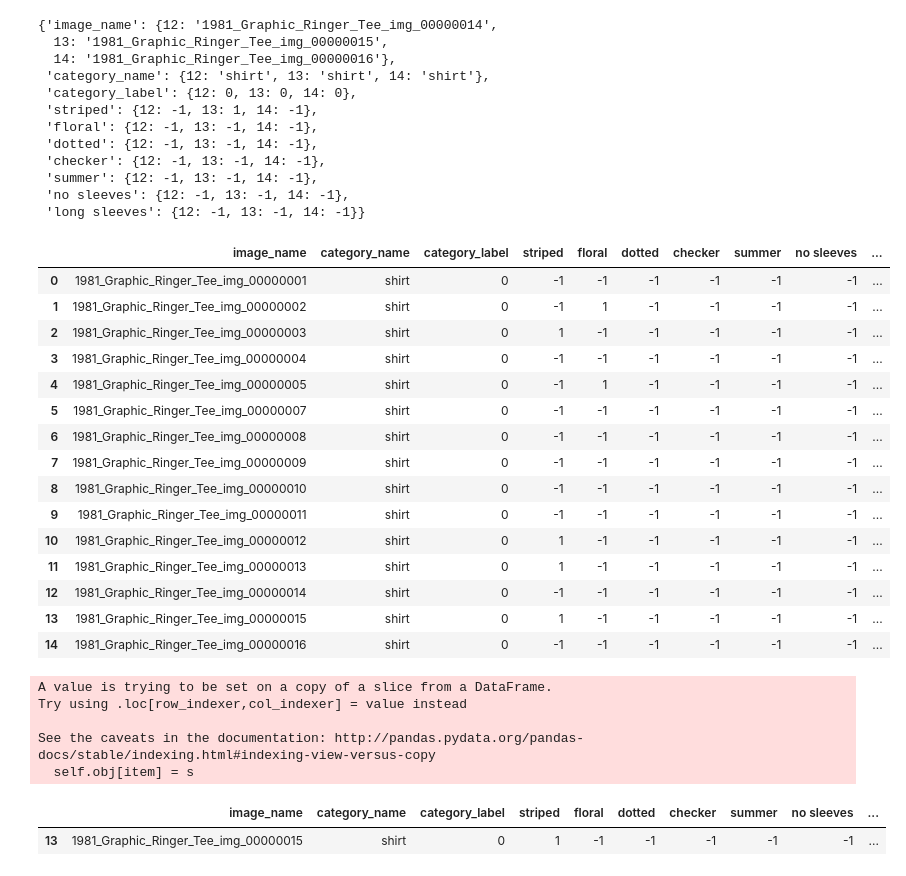
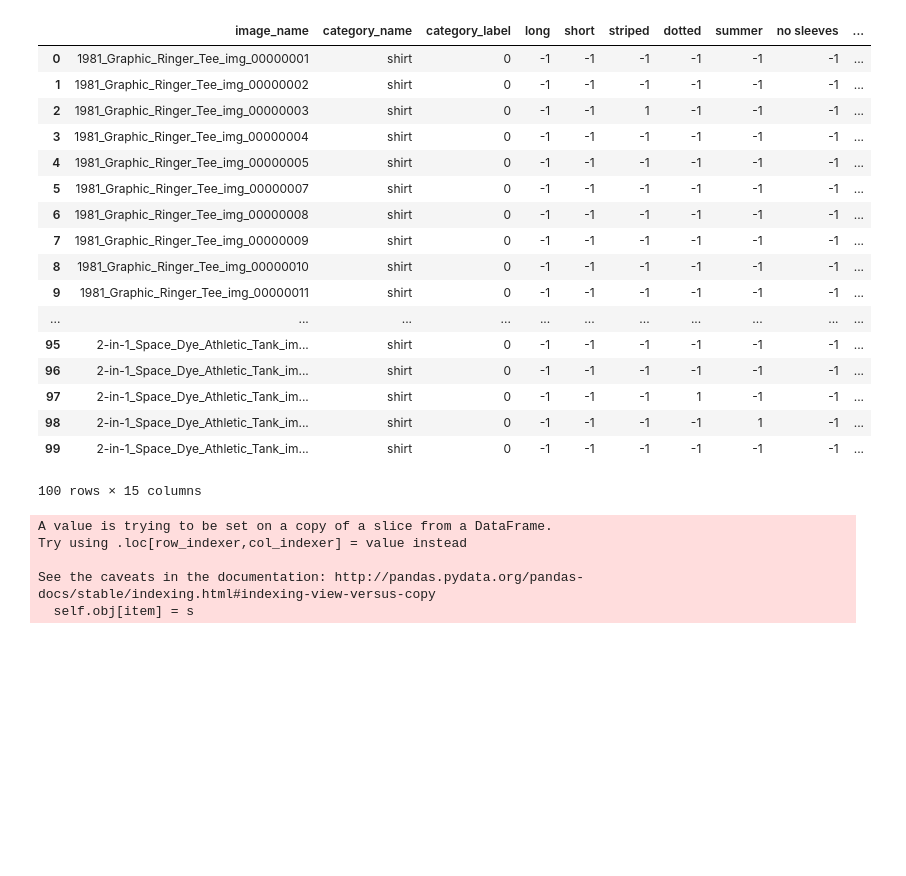
Before and after one commit to starsuzi/deep-fashion, a Jupyter notebook: convert-to-xml.ipynb, the cells around one changed output. Cells and saved outputs as stored; diff of their text form; code cells hidden in the pictures; blank space fills up the shorter version.

```diff
--- a/convert-to-xml.ipynb
+++ b/convert-to-xml.ipynb
@@ -7,42 +9,29 @@ import numpy as np
 # %%
 df_final= pd.read_csv('./Anno/changed/etri/final.csv')
 # %%
-df_ex = df_final.iloc[:15, :]
+df_ex = df_final.iloc[:100, :]
 # %%
 #ex.csv
 file_name = "ex.csv"
 df_ex.to_csv("./Anno/changed/etri/"+file_name, index=None)
-# %%
-df_ex.to_dict()
-# %% [output]
-{'image_name': {12: '1981_Graphic_Ringer_Tee_img_00000014',
-  13: '1981_Graphic_Ringer_Tee_img_00000015',
-  14: '1981_Graphic_Ringer_Tee_img_00000016'},
- 'category_name': {12: 'shirt', 13: 'shirt', 14: 'shirt'},
- 'category_label': {12: 0, 13: 0, 14: 0},
- 'striped': {12: -1, 13: 1, 14: -1},
- 'floral': {12: -1, 13: -1, 14: -1},
- 'dotted': {12: -1, 13: -1, 14: -1},
- 'checker': {12: -1, 13: -1, 14: -1},
- 'summer': {12: -1, 13: -1, 14: -1},
- 'no sleeves': {12: -1, 13: -1, 14: -1},
- 'long sleeves': {12: -1, 13: -1, 14: -1}}
 # %%
-df_ex
+df_ex.head(100)
 # %% [output]
-|  | image_name | category_name | category_label | striped | floral | dotted | checker | summer | no sleeves | ... |
+|  | image_name | category_name | category_label | long | short | striped | dotted | summer | no sleeves | ... |
 | 0 | 1981_Graphic_Ringer_Tee_img_00000001 | shirt | 0 | -1 | -1 | -1 | -1 | -1 | -1 | ... |
-| 1 | 1981_Graphic_Ringer_Tee_img_00000002 | shirt | 0 | -1 | 1 | -1 | -1 | -1 | -1 | ... |
-| 2 | 1981_Graphic_Ringer_Tee_img_00000003 | shirt | 0 | 1 | -1 | -1 | -1 | -1 | -1 | ... |
+| 1 | 1981_Graphic_Ringer_Tee_img_00000002 | shirt | 0 | -1 | -1 | -1 | -1 | -1 | -1 | ... |
+| 2 | 1981_Graphic_Ringer_Tee_img_00000003 | shirt | 0 | -1 | -1 | 1 | -1 | -1 | -1 | ... |
 | 3 | 1981_Graphic_Ringer_Tee_img_00000004 | shirt | 0 | -1 | -1 | -1 | -1 | -1 | -1 | ... |
-| 4 | 1981_Graphic_Ringer_Tee_img_00000005 | shirt | 0 | -1 | 1 | -1 | -1 | -1 | -1 | ... |
+| 4 | 1981_Graphic_Ringer_Tee_img_00000005 | shirt | 0 | -1 | -1 | -1 | -1 | -1 | -1 | ... |
 | 5 | 1981_Graphic_Ringer_Tee_img_00000007 | shirt | 0 | -1 | -1 | -1 | -1 | -1 | -1 | ... |
 | 6 | 1981_Graphic_Ringer_Tee_img_00000008 | shirt | 0 | -1 | -1 | -1 | -1 | -1 | -1 | ... |
 | 7 | 1981_Graphic_Ringer_Tee_img_00000009 | shirt | 0 | -1 | -1 | -1 | -1 | -1 | -1 | ... |
 | 8 | 1981_Graphic_Ringer_Tee_img_00000010 | shirt | 0 | -1 | -1 | -1 | -1 | -1 | -1 | ... |
 | 9 | 1981_Graphic_Ringer_Tee_img_00000011 | shirt | 0 | -1 | -1 | -1 | -1 | -1 | -1 | ... |
-| 10 | 1981_Graphic_Ringer_Tee_img_00000012 | shirt | 0 | 1 | -1 | -1 | -1 | -1 | -1 | ... |
-| 11 | 1981_Graphic_Ringer_Tee_img_00000013 | shirt | 0 | 1 | -1 | -1 | -1 | -1 | -1 | ... |
-| 12 | 1981_Graphic_Ringer_Tee_img_00000014 | shirt | 0 | -1 | -1 | -1 | -1 | -1 | -1 | ... |
-| 13 | 1981_Graphic_Ringer_Tee_img_00000015 | shirt | 0 | 1 | -1 | -1 | -1 | -1 | -1 | ... |
-| 14 | 1981_Graphic_Ringer_Tee_img_00000016 | shirt | 0 | -1 | -1 | -1 | -1 | -1 | -1 | ... |
+| ... | ... | ... | ... | ... | ... | ... | ... | ... | ... | ... |
+| 95 | 2-in-1_Space_Dye_Athletic_Tank_im... | shirt | 0 | -1 | -1 | -1 | -1 | -1 | -1 | ... |
+| 96 | 2-in-1_Space_Dye_Athletic_Tank_im... | shirt | 0 | -1 | -1 | -1 | -1 | -1 | -1 | ... |
+| 97 | 2-in-1_Space_Dye_Athletic_Tank_im... | shirt | 0 | -1 | -1 | -1 | 1 | -1 | -1 | ... |
+| 98 | 2-in-1_Space_Dye_Athletic_Tank_im... | shirt | 0 | -1 | -1 | -1 | -1 | 1 | -1 | ... |
+| 99 | 2-in-1_Space_Dye_Athletic_Tank_im... | shirt | 0 | -1 | -1 | -1 | -1 | -1 | -1 | ... |
+100 rows × 15 columns
@@ -76,5 +60,0 @@ See the caveats in the documentation: http://pandas.pydata.org/pandas-docs/stabl
-# %%
-df_ex.loc[df_ex['striped'] == 1]
-# %% [output]
-|  | image_name | category_name | category_label | striped | floral | dotted | checker | summer | no sleeves | ... |
-| 13 | 1981_Graphic_Ringer_Tee_img_00000015 | shirt | 0 | 1 | -1 | -1 | -1 | -1 | -1 | ... |
```
Also changed, not shown: parts of 19 cells of this notebook.
